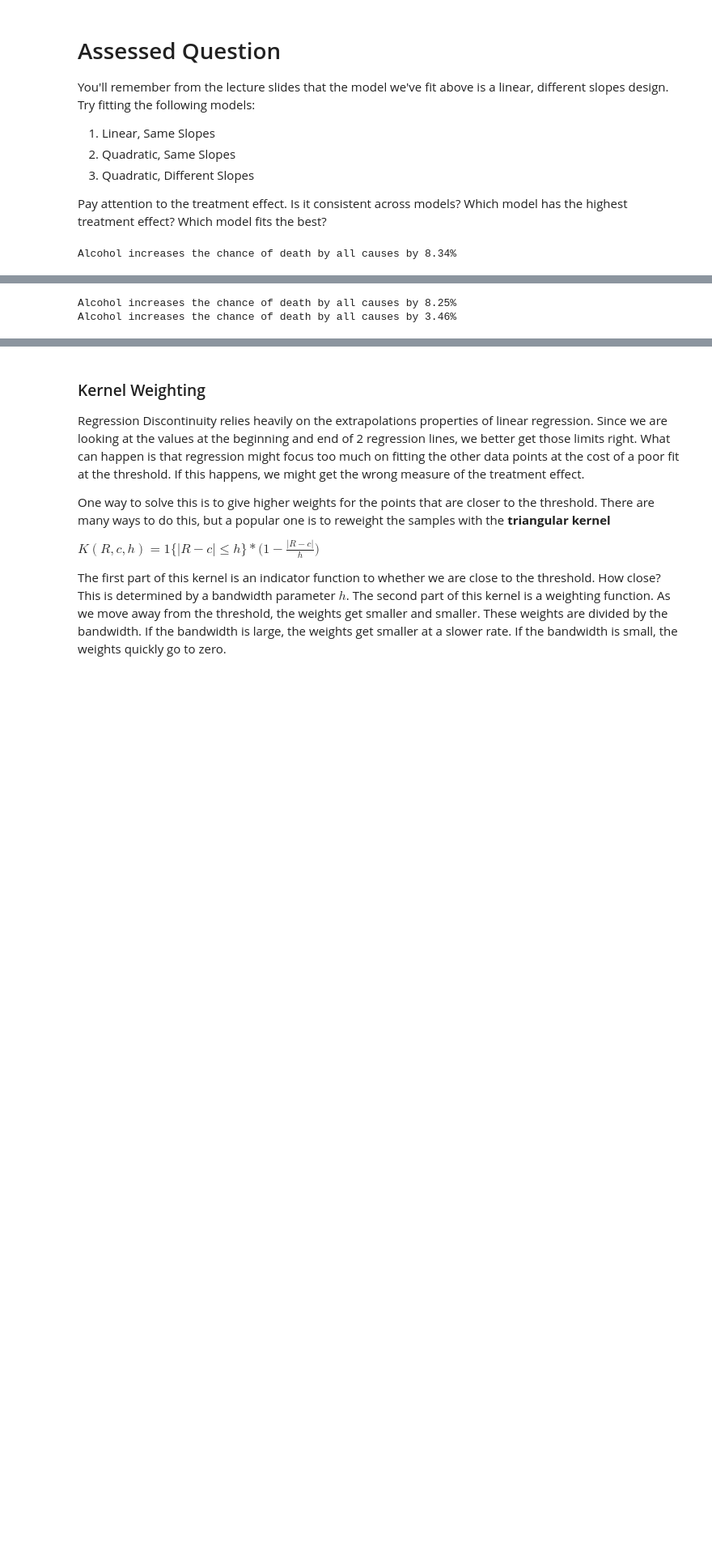
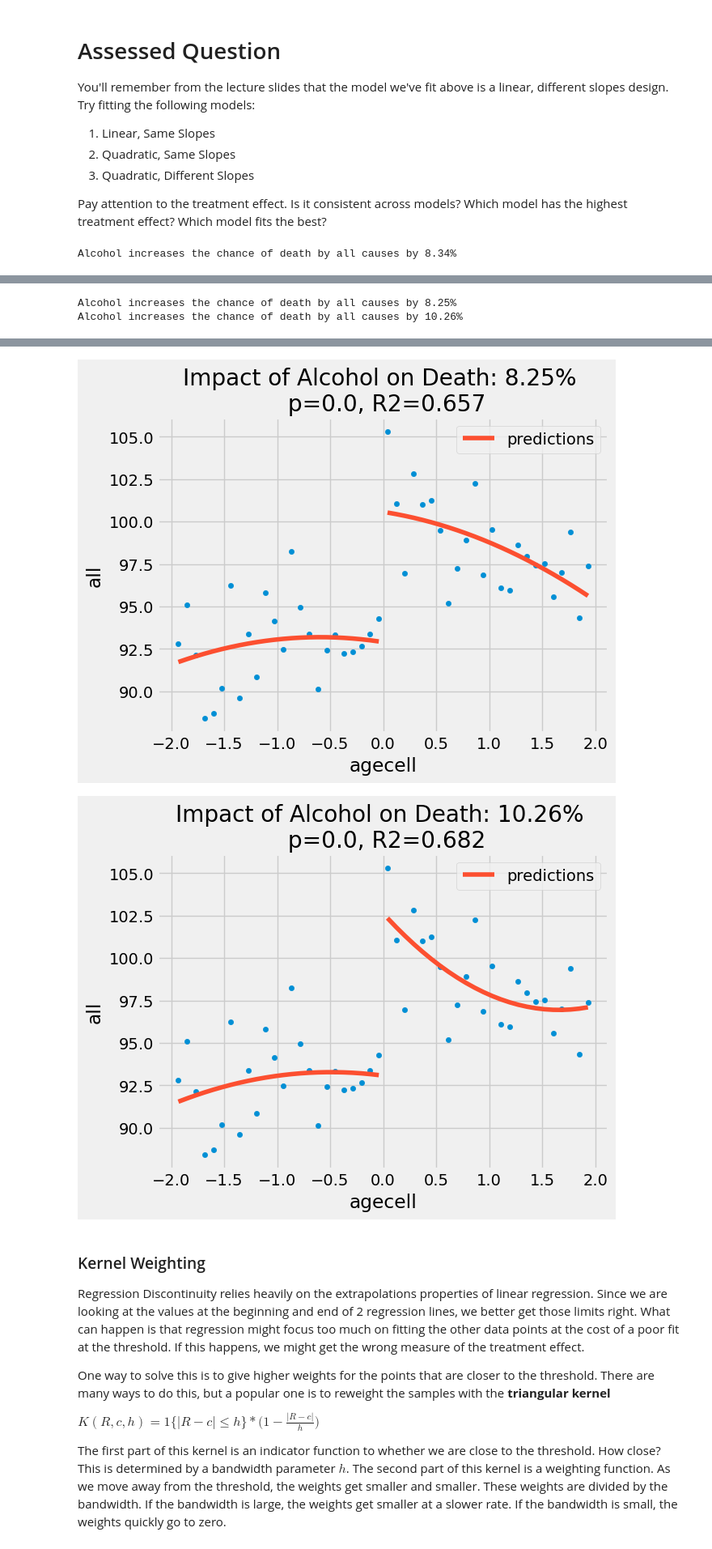
Before and after one commit to clp2454/QM2, a Jupyter notebook: notebooks/W09. Regression Discontinuity.ipynb, the cells around one changed output, grey strips where cells are left out. Shown at 81% size. Saved outputs shown, nothing was run; the diff lists cells and outputs as text; code cells hidden in the pictures; blank space fills up the shorter version.

```diff
--- a/notebooks/W09. Regression Discontinuity.ipynb
+++ b/notebooks/W09. Regression Discontinuity.ipynb
@@ -260,15 +260,15 @@ plt
 
 #quadratic, different slope
 rdd_df = drinking.assign(threshold=(drinking["agecell"] > 0).astype(int))
-model = smf.wls("all~ agecell + I(agecell**2) * threshold * I(threshold**2)", rdd_df).fit()
+model = smf.wls("all ~ agecell * threshold + I(agecell**2) * threshold", rdd_df).fit()
 ate_pct = 100*((model.params["threshold"] + model.params["Intercept"])/model.params["Intercept"] - 1)
 print("Alcohol increases the chance of death by all causes by {}%".format(np.round(ate_pct,2)))
 ax = drinking.plot.scatter(x="agecell", y="all", color="C0")
 drinking.assign(predictions=model.fittedvalues).plot(x="agecell", y="predictions", ax=ax, color="C1")
 plt.title(f"Impact of Alcohol on Death: {np.round(ate_pct, 2)}% \n p={np.round(model.pvalues['threshold'], 3)}, R2={np.round(model.rsquared, 3)}")
-plt
+plt.show()
 # %% [output]
 Alcohol increases the chance of death by all causes by 8.34%
 [figure]
 Alcohol increases the chance of death by all causes by 8.25%
-Alcohol increases the chance of death by all causes by 3.46%
+Alcohol increases the chance of death by all causes by 10.26%
@@ -276,3 +275,5 @@ Alcohol increases the chance of death by all causes by 3.46%
+[figure, added]
+[figure, added]
 # %% [markdown]
 ### Kernel Weighting
 
```
Also changed, not shown: parts of 1 cell of this notebook.
